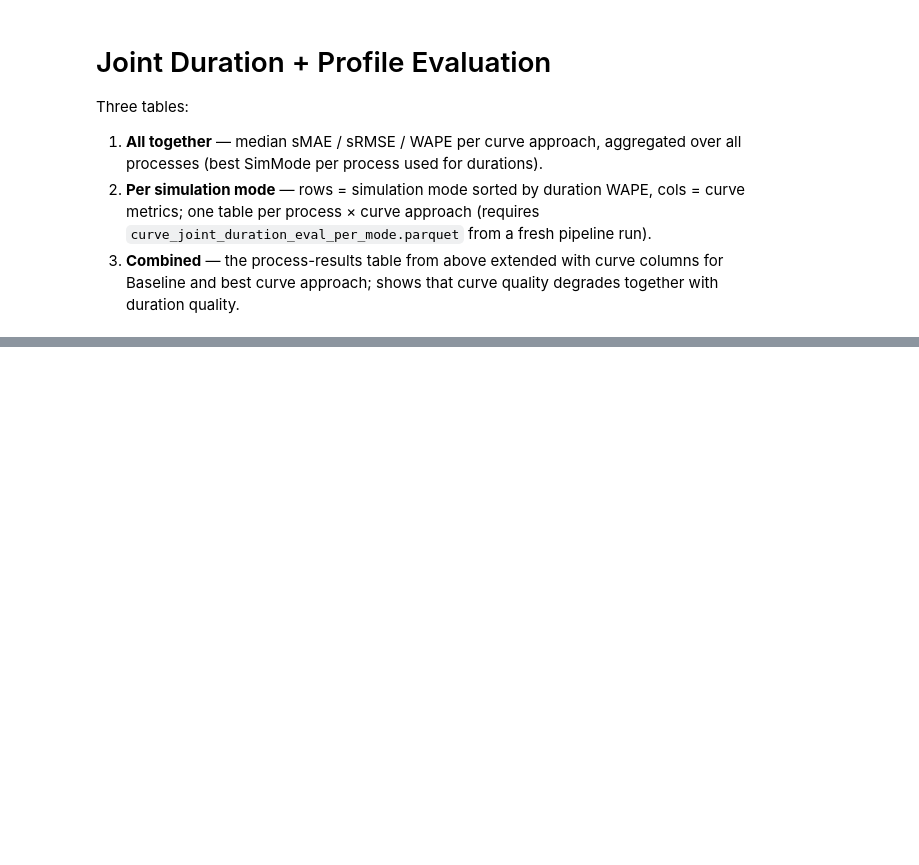
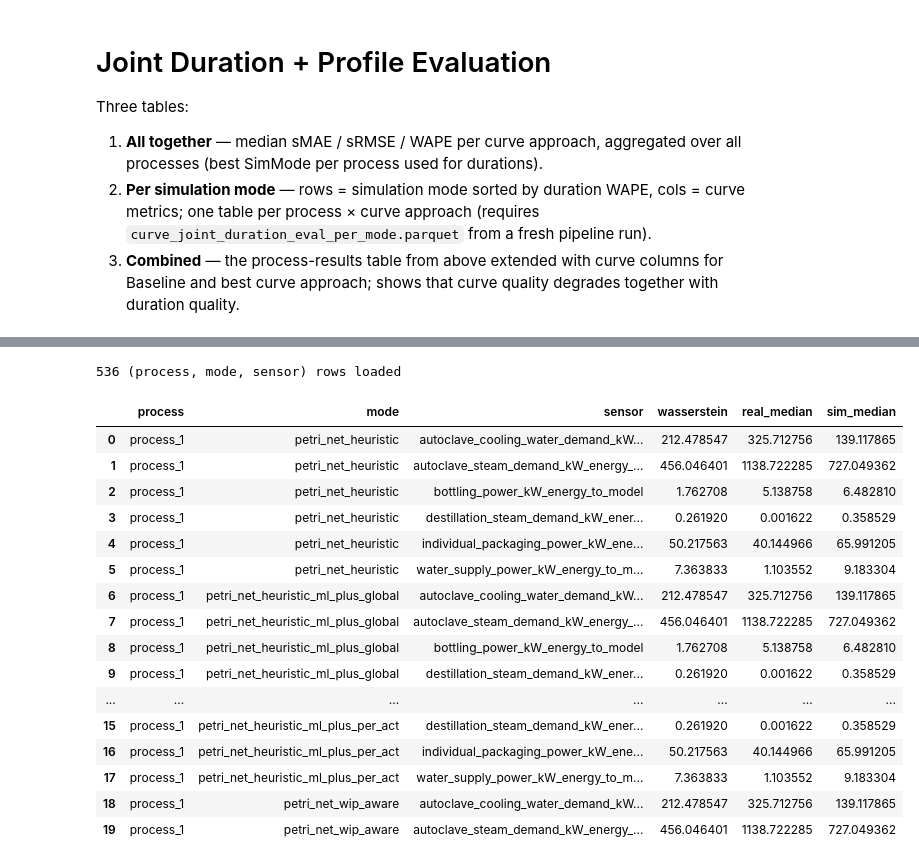
Before and after one commit to zapataunipaderborn/process_energy_demand_modelling, a Jupyter notebook: src/results_latex_table.ipynb, the cells around one changed output, grey strips where cells are left out. Saved outputs shown, nothing was run; the diff lists cells and outputs as text; code cells hidden in the pictures; blank space fills up the shorter version.

```diff
--- a/src/results_latex_table.ipynb
+++ b/src/results_latex_table.ipynb
@@ -1027,0 +1017,57 @@ Process & Process Model & Duration Pred. &  &  &  &  &  &  &  &  &  &  &  &  \\
+# %%
+# -- Load energy-distribution results (case/sensor granularity, total_value) --
+energy_dist_dir = run_dir / 'energy_distribution_results'
+if not energy_dist_dir.exists():
+    print(f'Not found: {energy_dist_dir}\n(run the pipeline with run_energy_modelling=True to generate it)')
+    df_energy_dist = pd.DataFrame()
+else:
+    rows = []
+    for proc_dir in sorted(energy_dist_dir.iterdir()):
+        if not proc_dir.is_dir():
+            continue
+        for mode_dir in sorted(proc_dir.iterdir()):
+            if not mode_dir.is_dir():
+                continue
+            csv_path = mode_dir / 'per_case_sensor_total.csv'
+            core_path = mode_dir / 'core_metrics.csv'
+            if not csv_path.exists():
+                continue
+            sensor_df = pd.read_csv(csv_path)
+            # Recover the real mode string (not the filesystem-safe folder name) from core_metrics.csv
+            mode_name = mode_dir.name
+            if core_path.exists():
+                core_df = pd.read_csv(core_path)
+                if 'mode' in core_df.columns and len(core_df) > 0:
+                    mode_name = core_df['mode'].iloc[0]
+            for _, r in sensor_df.iterrows():
+                rows.append({
+                    'process': proc_dir.name,
+                    'mode': mode_name,
+                    'sensor': r['sensor'],
+                    'wasserstein': r['wasserstein'],
+                    'real_median': r.get('real_median'),
+                    'sim_median': r.get('sim_median'),
+                })
+    df_energy_dist = pd.DataFrame(rows)
+
+print(f'{len(df_energy_dist)} (process, mode, sensor) rows loaded')
+df_energy_dist.head(20)
+# %% [output]
+536 (process, mode, sensor) rows loaded
+|  | process | mode | sensor | wasserstein | real_median | sim_median |
+| 0 | process_1 | petri_net_heuristic | autoclave_cooling_water_demand_kW... | 212.478547 | 325.712756 | 139.117865 |
+| 1 | process_1 | petri_net_heuristic | autoclave_steam_demand_kW_energy_... | 456.046401 | 1138.722285 | 727.049362 |
+| 2 | process_1 | petri_net_heuristic | bottling_power_kW_energy_to_model | 1.762708 | 5.138758 | 6.482810 |
+| 3 | process_1 | petri_net_heuristic | destillation_steam_demand_kW_ener... | 0.261920 | 0.001622 | 0.358529 |
+| 4 | process_1 | petri_net_heuristic | individual_packaging_power_kW_ene... | 50.217563 | 40.144966 | 65.991205 |
+| 5 | process_1 | petri_net_heuristic | water_supply_power_kW_energy_to_m... | 7.363833 | 1.103552 | 9.183304 |
+| 6 | process_1 | petri_net_heuristic_ml_plus_global | autoclave_cooling_water_demand_kW... | 212.478547 | 325.712756 | 139.117865 |
+| 7 | process_1 | petri_net_heuristic_ml_plus_global | autoclave_steam_demand_kW_energy_... | 456.046401 | 1138.722285 | 727.049362 |
+| 8 | process_1 | petri_net_heuristic_ml_plus_global | bottling_power_kW_energy_to_model | 1.762708 | 5.138758 | 6.482810 |
+| 9 | process_1 | petri_net_heuristic_ml_plus_global | destillation_steam_demand_kW_ener... | 0.261920 | 0.001622 | 0.358529 |
+| ... | ... | ... | ... | ... | ... | ... |
+| 15 | process_1 | petri_net_heuristic_ml_plus_per_act | destillation_steam_demand_kW_ener... | 0.261920 | 0.001622 | 0.358529 |
+| 16 | process_1 | petri_net_heuristic_ml_plus_per_act | individual_packaging_power_kW_ene... | 50.217563 | 40.144966 | 65.991205 |
+| 17 | process_1 | petri_net_heuristic_ml_plus_per_act | water_supply_power_kW_energy_to_m... | 7.363833 | 1.103552 | 9.183304 |
+| 18 | process_1 | petri_net_wip_aware | autoclave_cooling_water_demand_kW... | 212.478547 | 325.712756 | 139.117865 |
+| 19 | process_1 | petri_net_wip_aware | autoclave_steam_demand_kW_energy_... | 456.046401 | 1138.722285 | 727.049362 |
```
Also changed, not shown: parts of 27 cells of this notebook, 3 other files.
